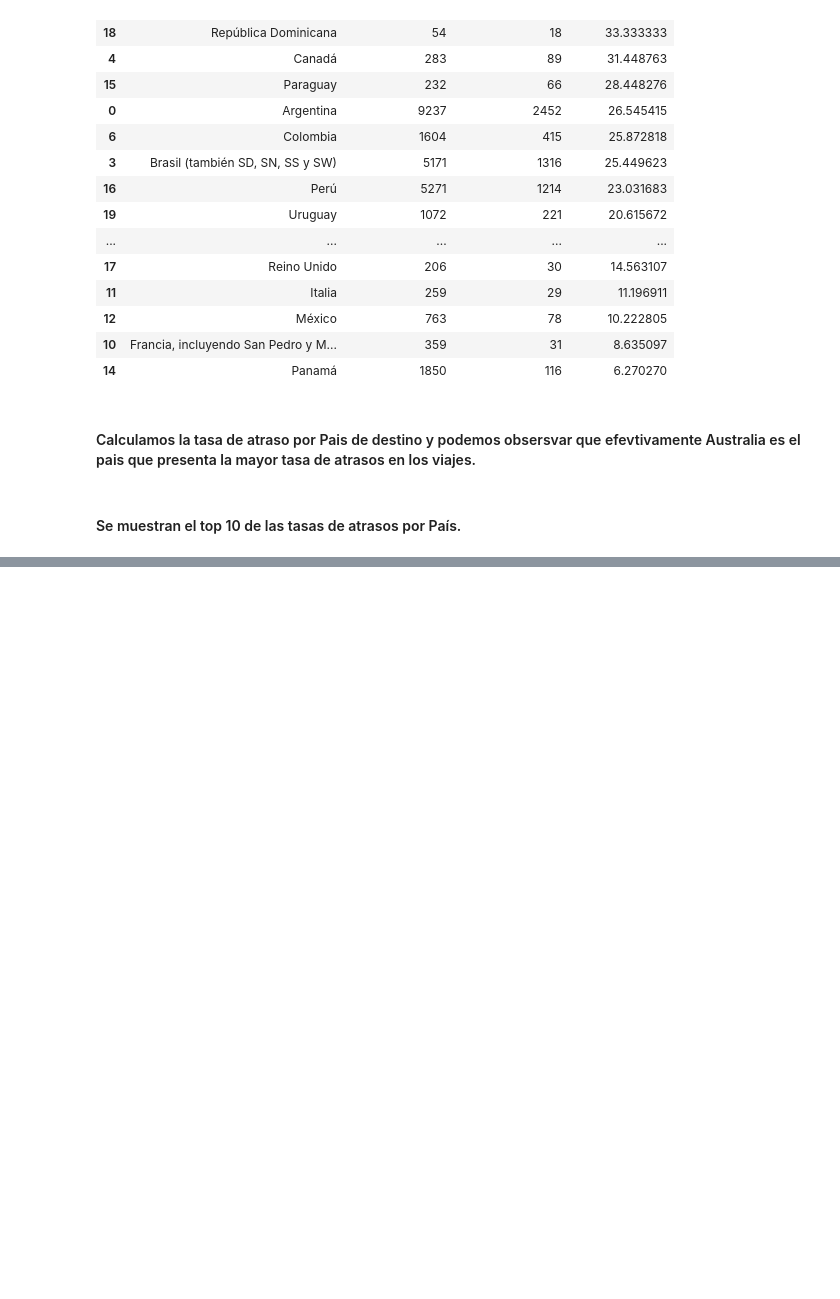
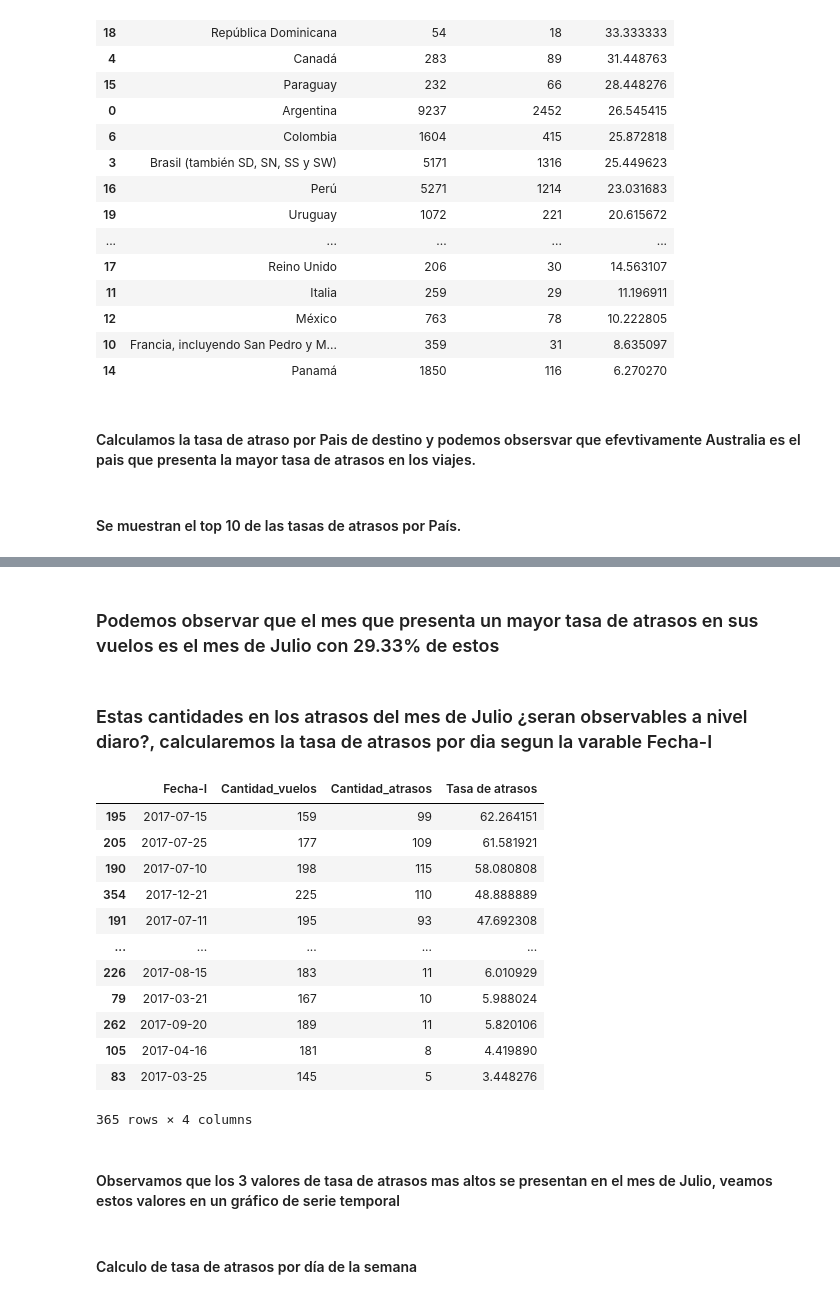
Before and after one commit to andresfuentes007/NTTDATA, a Jupyter notebook: Test_solution_1.ipynb, the cells around one changed output, grey strips where cells are left out. Cells and saved outputs as stored; diff of their text form; code cells hidden in the pictures; blank space fills up the shorter version.

```diff
--- a/Test_solution_1.ipynb
+++ b/Test_solution_1.ipynb
@@ -488,0 +675,34 @@ fig.show()
+# %% [markdown]
+### Podemos observar que el mes que presenta un mayor tasa de atrasos en sus vuelos es el mes de Julio con 29.33% de estos
+# %% [markdown]
+### Estas cantidades en los atrasos del mes de Julio ¿seran observables a nivel diaro?, calcularemos la tasa de atrasos por dia segun la varable Fecha-I
+# %%
+datos_test['Fecha-I'] = datos_test['Fecha-I'].dt.normalize()
+
+Fechas = datos_test.groupby(['Fecha-I']
+                           #'OPERA',
+                          #'MES',
+                          #'DIA',
+                          #,'temporada_alta'
+                        , dropna=False, as_index= False).agg(
+    Cantidad_vuelos = ('atraso_15','count'),
+    Cantidad_atrasos = ('atraso_15','sum'))
+
+Fechas['Tasa de atrasos'] = Fechas['Cantidad_atrasos']/Fechas['Cantidad_vuelos']*100
+Fechas.sort_values('Tasa de atrasos',ascending=False)
+# %% [output]
+|  | Fecha-I | Cantidad_vuelos | Cantidad_atrasos | Tasa de atrasos |
+| 195 | 2017-07-15 | 159 | 99 | 62.264151 |
+| 205 | 2017-07-25 | 177 | 109 | 61.581921 |
+| 190 | 2017-07-10 | 198 | 115 | 58.080808 |
+| 354 | 2017-12-21 | 225 | 110 | 48.888889 |
+| 191 | 2017-07-11 | 195 | 93 | 47.692308 |
+| ... | ... | ... | ... | ... |
+| 226 | 2017-08-15 | 183 | 11 | 6.010929 |
+| 79 | 2017-03-21 | 167 | 10 | 5.988024 |
+| 262 | 2017-09-20 | 189 | 11 | 5.820106 |
+| 105 | 2017-04-16 | 181 | 8 | 4.419890 |
+| 83 | 2017-03-25 | 145 | 5 | 3.448276 |
+365 rows × 4 columns
+# %% [markdown]
+#### Observamos que los 3 valores de tasa de atrasos mas altos se presentan en el mes de Julio, veamos estos valores en un gráfico de serie temporal
@@ -488,0 +719,2 @@ fig.show()
+# %% [markdown]
+#### Calculo de tasa de atrasos por día de la semana
```
Also changed, not shown: parts of 27 cells of this notebook.
